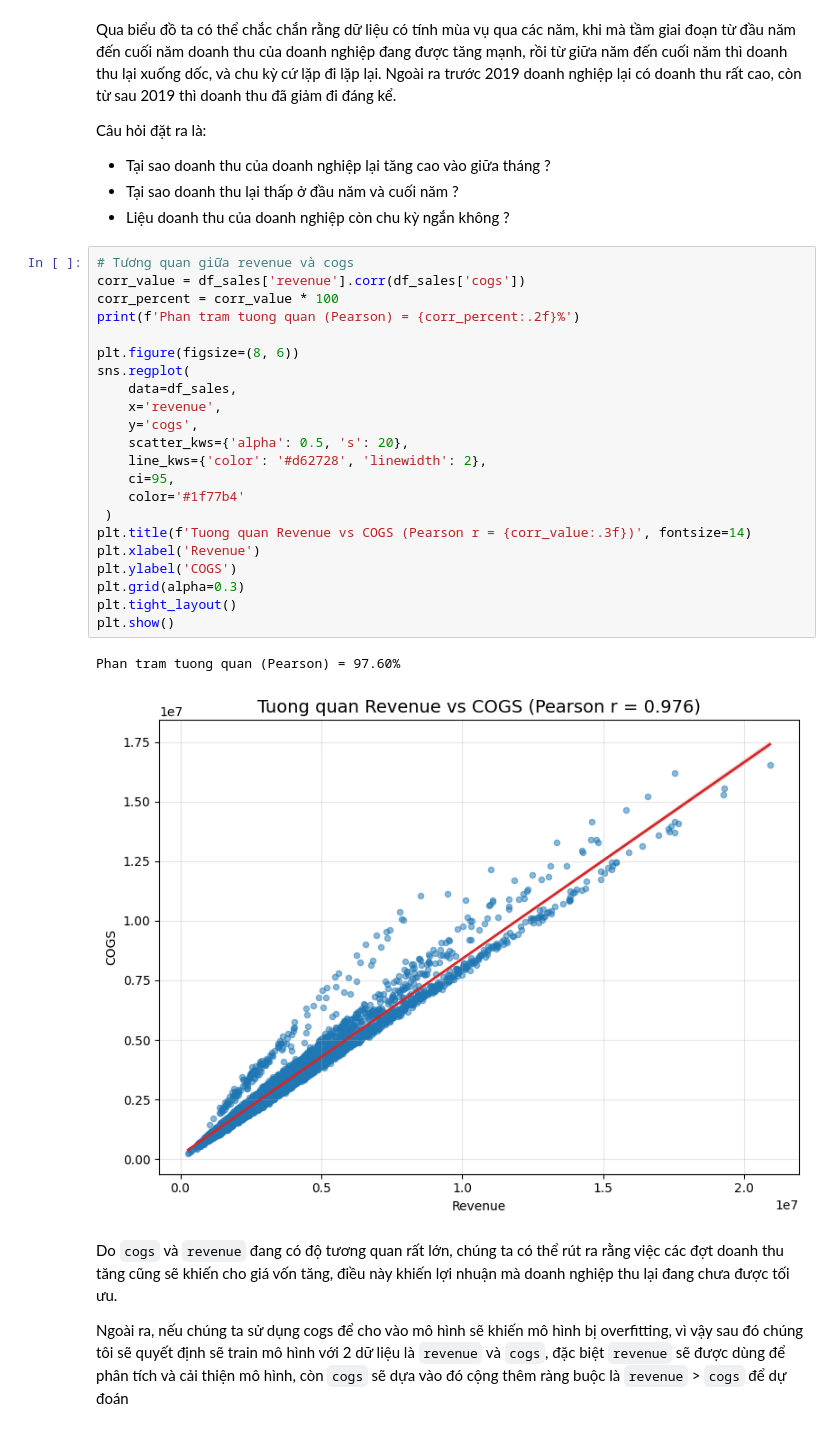
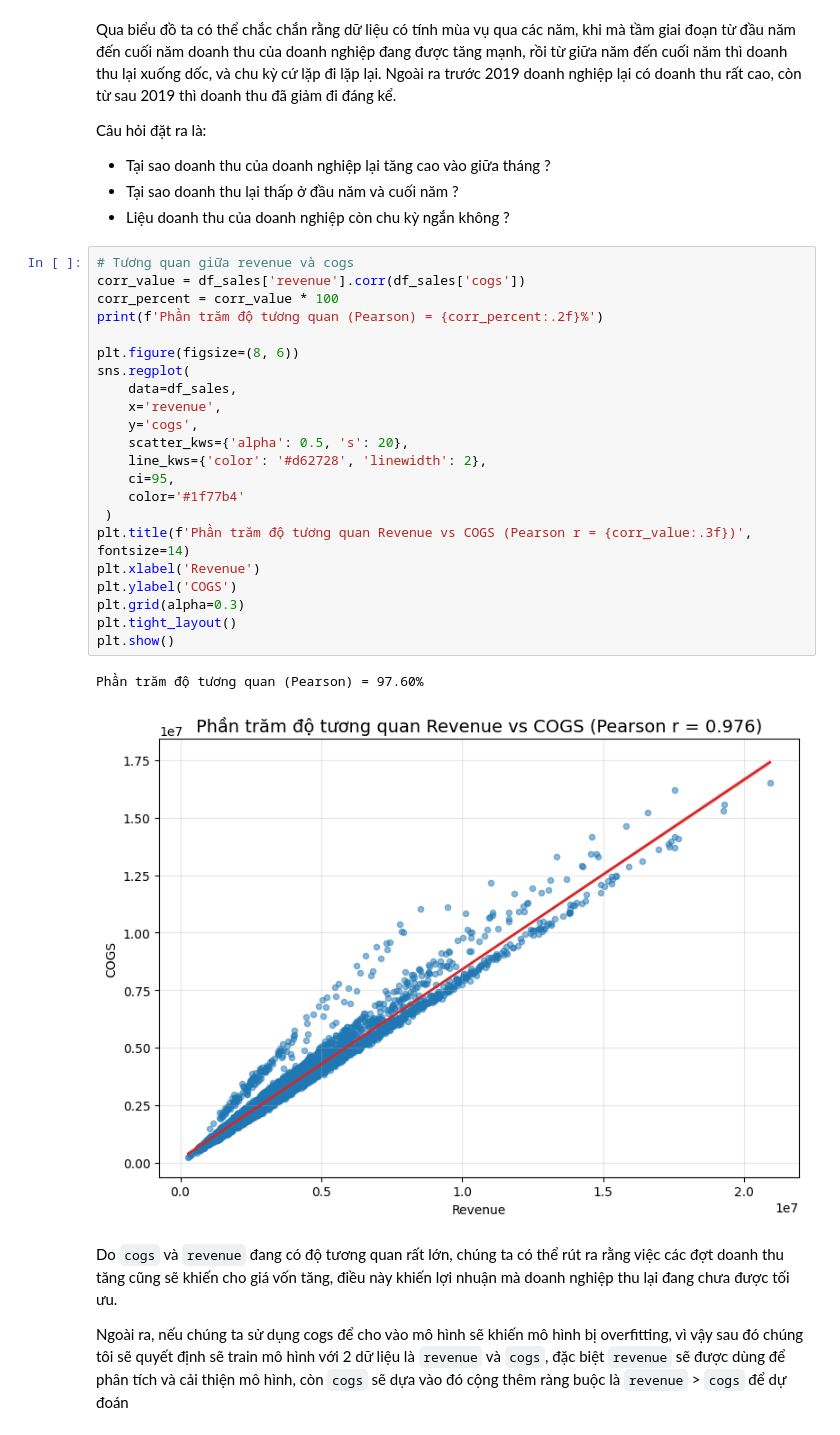
Before and after one commit to anhthu0910/vimchanhxa-datathon, a Jupyter notebook: notebooks/03_EDA_DEMO.ipynb, the cells around one changed output. Saved outputs shown, nothing was run; the diff lists cells and outputs as text.

```diff
--- a/notebooks/03_EDA_DEMO.ipynb
+++ b/notebooks/03_EDA_DEMO.ipynb
@@ -158,28 +158,28 @@ Câu hỏi đặt ra là:
 # %%
 # Tương quan giữa revenue và cogs
 corr_value = df_sales['revenue'].corr(df_sales['cogs'])
 corr_percent = corr_value * 100
-print(f'Phan tram tuong quan (Pearson) = {corr_percent:.2f}%')
+print(f'Phần trăm độ tương quan (Pearson) = {corr_percent:.2f}%')
 
 plt.figure(figsize=(8, 6))
 sns.regplot(
     data=df_sales,
     x='revenue',
     y='cogs',
     scatter_kws={'alpha': 0.5, 's': 20},
     line_kws={'color': '#d62728', 'linewidth': 2},
     ci=95,
     color='#1f77b4'
  )
-plt.title(f'Tuong quan Revenue vs COGS (Pearson r = {corr_value:.3f})', fontsize=14)
+plt.title(f'Phần trăm độ tương quan Revenue vs COGS (Pearson r = {corr_value:.3f})', fontsize=14)
 plt.xlabel('Revenue')
 plt.ylabel('COGS')
 plt.grid(alpha=0.3)
 plt.tight_layout()
 plt.show()
 # %% [output]
-Phan tram tuong quan (Pearson) = 97.60%
+Phần trăm độ tương quan (Pearson) = 97.60%
-[figure, old version]
+[figure, new version]
 # %% [markdown]
 Do `cogs` và `revenue` đang có độ tương quan rất lớn, chúng ta có thể rút ra rằng việc các đợt doanh thu tăng cũng sẽ khiến cho giá vốn tăng, điều này khiến lợi nhuận mà doanh nghiệp thu lại đang chưa được tối ưu.
 
```
Also changed, not shown: parts of 12 cells of this notebook, 1 other file.
